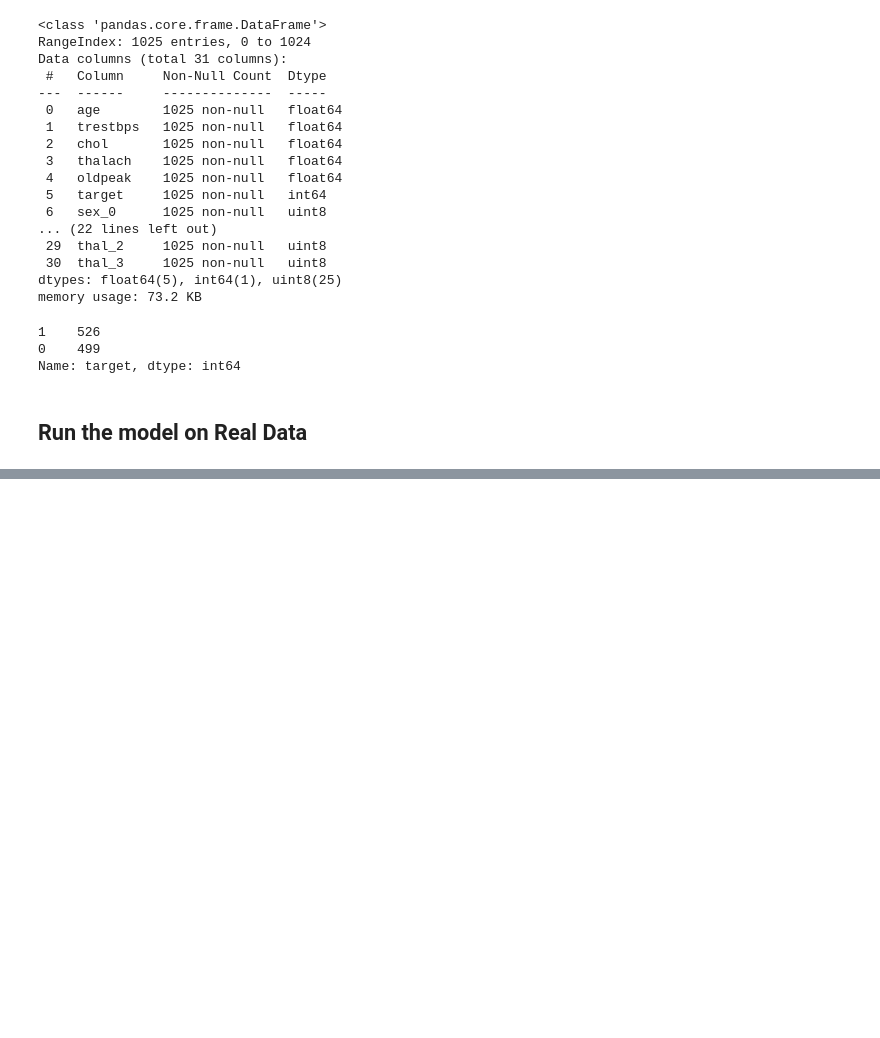
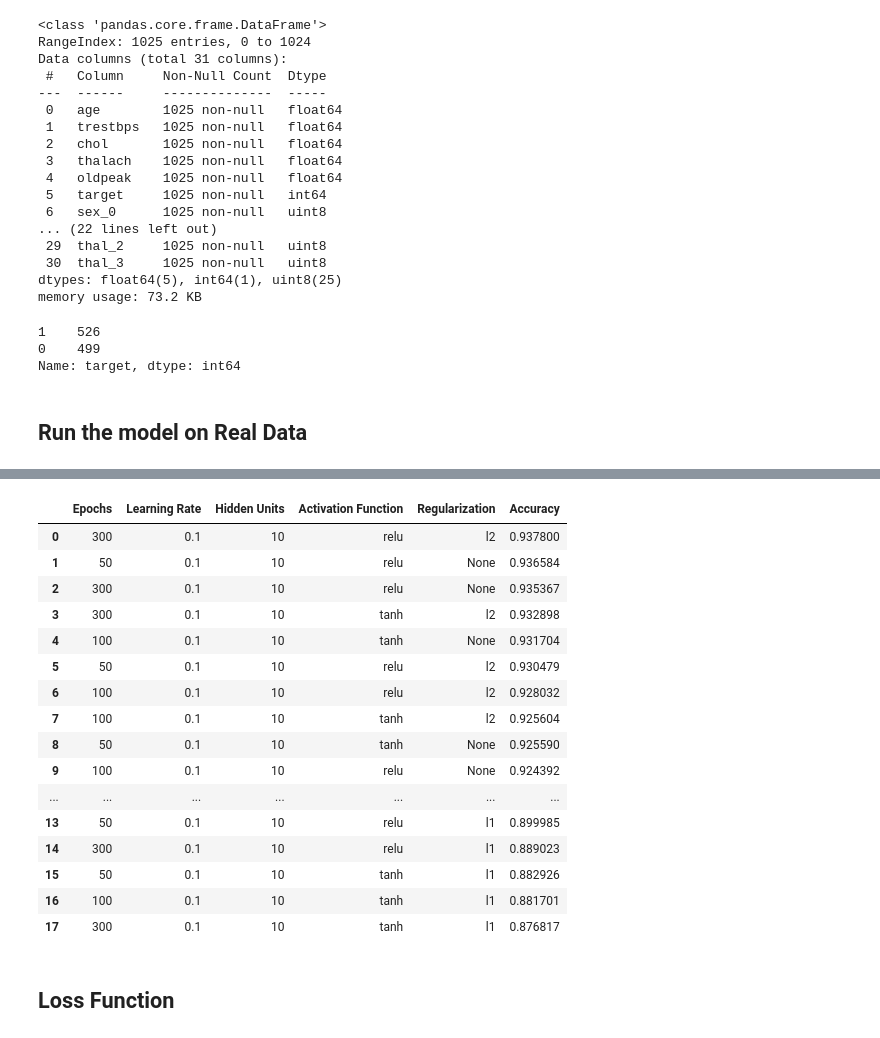
Before and after one commit to iamharkirat/STP-540, a Jupyter notebook: STP540_Single_Layer_Neural_Network_2.ipynb, the cells around one changed output, grey strips where cells are left out. Drawn from its saved outputs; the diff is of its cells as text; code cells hidden in the pictures; blank space fills up the shorter version.

```diff
--- a/STP540_Single_Layer_Neural_Network_2.ipynb
+++ b/STP540_Single_Layer_Neural_Network_2.ipynb
@@ -210,16 +226,16 @@ X_test_scaled = scaler.transform(X_test)
 param_grid = {
     'epochs': [50, 100, 300],
     'learning_rate': [0.1, 0.01, 0.001],
-    'hidden_units': [2, 4 , 10]
+    'hidden_units': [2, 4, 10]
 }
 
 # Create a function that builds the model
-def build_model(hidden_units=8, learning_rate=0.001):
+def build_model_sgd(hidden_units=8, learning_rate=0.001):
     model = tf.keras.models.Sequential([
         tf.keras.layers.Dense(units=hidden_units, input_shape=[X_train_scaled.shape[1]], activation='relu'),
         tf.keras.layers.Dense(units=1, activation='sigmoid')
     ])
-    optimizer = tf.keras.optimizers.Adam(learning_rate=learning_rate)
+    optimizer = tf.keras.optimizers.SGD(learning_rate=learning_rate)
     model.compile(loss='binary_crossentropy', optimizer=optimizer, metrics=['accuracy'])
     return model
 
@@ -272,0 +548,22 @@ results.to_csv('results_real.csv', index=False)
+# %%
+results
+# %% [output]
+|  | Epochs | Learning Rate | Hidden Units | Activation Function | Regularization | Accuracy |
+| 0 | 300 | 0.1 | 10 | relu | l2 | 0.937800 |
+| 1 | 50 | 0.1 | 10 | relu | None | 0.936584 |
+| 2 | 300 | 0.1 | 10 | relu | None | 0.935367 |
+| 3 | 300 | 0.1 | 10 | tanh | l2 | 0.932898 |
+| 4 | 100 | 0.1 | 10 | tanh | None | 0.931704 |
+| 5 | 50 | 0.1 | 10 | relu | l2 | 0.930479 |
+| 6 | 100 | 0.1 | 10 | relu | l2 | 0.928032 |
+| 7 | 100 | 0.1 | 10 | tanh | l2 | 0.925604 |
+| 8 | 50 | 0.1 | 10 | tanh | None | 0.925590 |
+| 9 | 100 | 0.1 | 10 | relu | None | 0.924392 |
+| ... | ... | ... | ... | ... | ... | ... |
+| 13 | 50 | 0.1 | 10 | relu | l1 | 0.899985 |
+| 14 | 300 | 0.1 | 10 | relu | l1 | 0.889023 |
+| 15 | 50 | 0.1 | 10 | tanh | l1 | 0.882926 |
+| 16 | 100 | 0.1 | 10 | tanh | l1 | 0.881701 |
+| 17 | 300 | 0.1 | 10 | tanh | l1 | 0.876817 |
+# %% [markdown]
+## Loss Function
```
Also changed, not shown: parts of 19 cells of this notebook.
